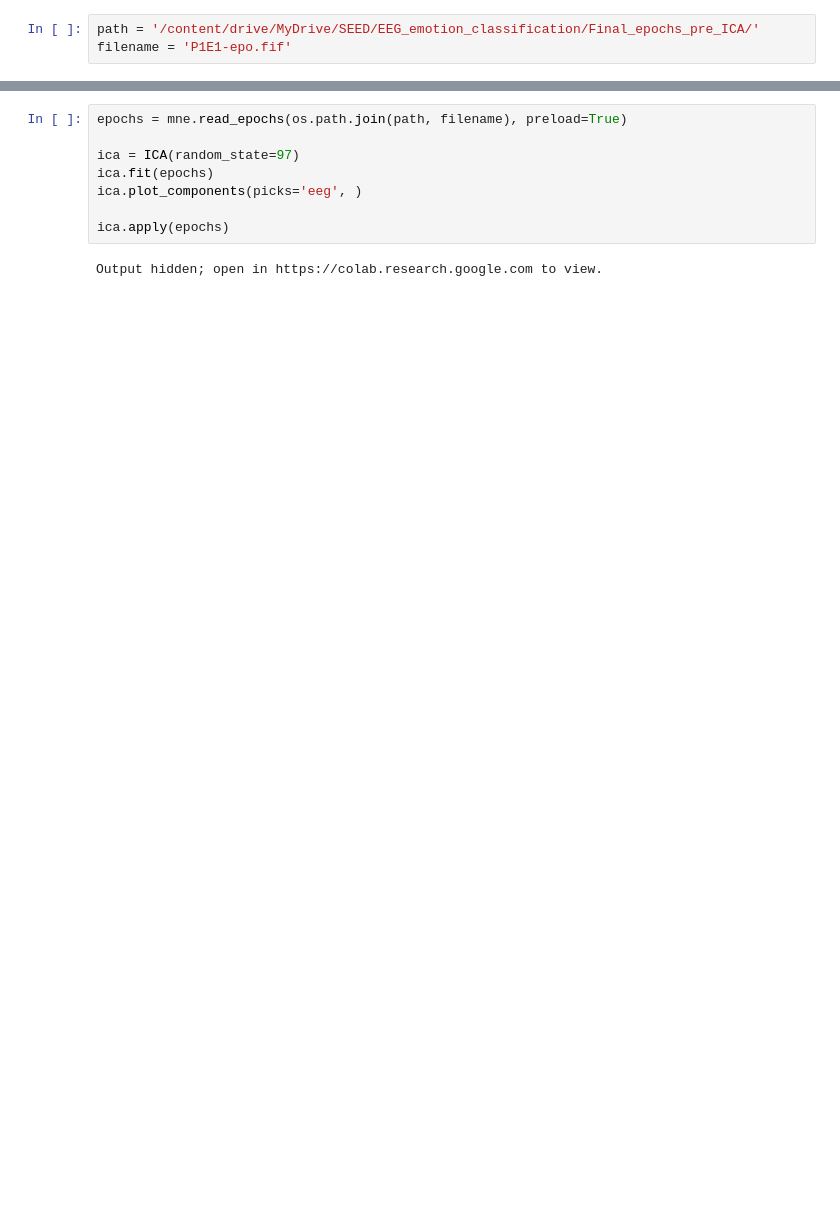
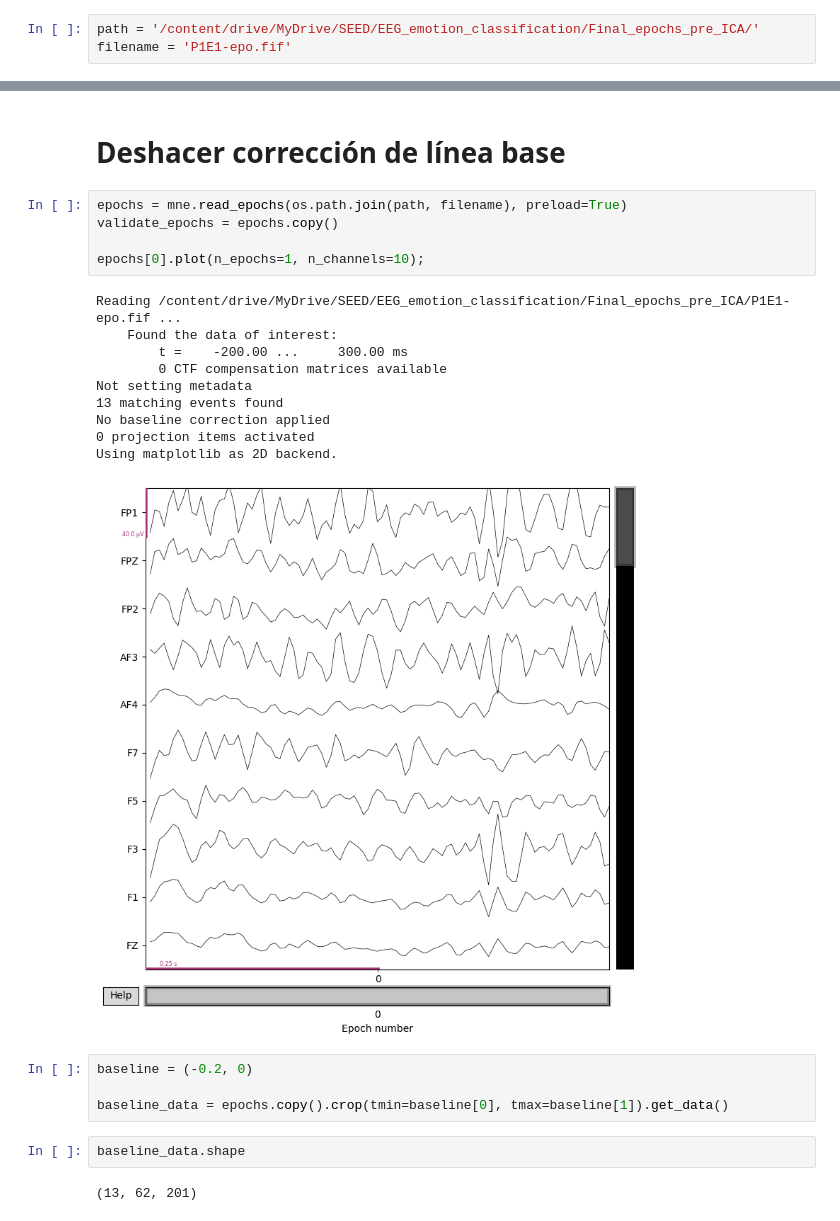
Before and after one commit to jsForeroBiomed/EEG_emotion_classification, a Jupyter notebook: ICA_EEG.ipynb, the cells around one changed output, grey strips where cells are left out. Drawn from its saved outputs; the diff is of its cells as text; blank space fills up the shorter version.

```diff
--- a/ICA_EEG.ipynb
+++ b/ICA_EEG.ipynb
@@ -33,10 +42,26 @@ filename = 'P1E1-epo.fif'
+# %% [markdown]
+# Deshacer corrección de línea base
 # %%
 epochs = mne.read_epochs(os.path.join(path, filename), preload=True)
+validate_epochs = epochs.copy()
 
-ica = ICA(random_state=97)
-ica.fit(epochs)
-ica.plot_components(picks='eeg', )
-
-ica.apply(epochs)
+epochs[0].plot(n_epochs=1, n_channels=10);
 # %% [output]
-Output hidden; open in https://colab.research.google.com to view.
+Reading /content/drive/MyDrive/SEED/EEG_emotion_classification/Final_epochs_pre_ICA/P1E1-epo.fif ...
+    Found the data of interest:
+        t =    -200.00 ...     300.00 ms
+        0 CTF compensation matrices available
+Not setting metadata
+13 matching events found
+No baseline correction applied
+0 projection items activated
+Using matplotlib as 2D backend.
+[figure, added]
+# %%
+baseline = (-0.2, 0)
+
+baseline_data = epochs.copy().crop(tmin=baseline[0], tmax=baseline[1]).get_data()
+# %%
+baseline_data.shape
+# %% [output]
+(13, 62, 201)
```
Also changed, not shown: parts of 22 cells of this notebook.
